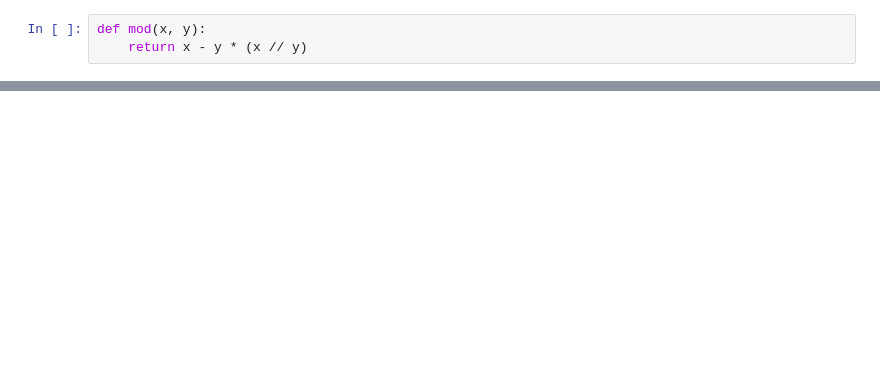
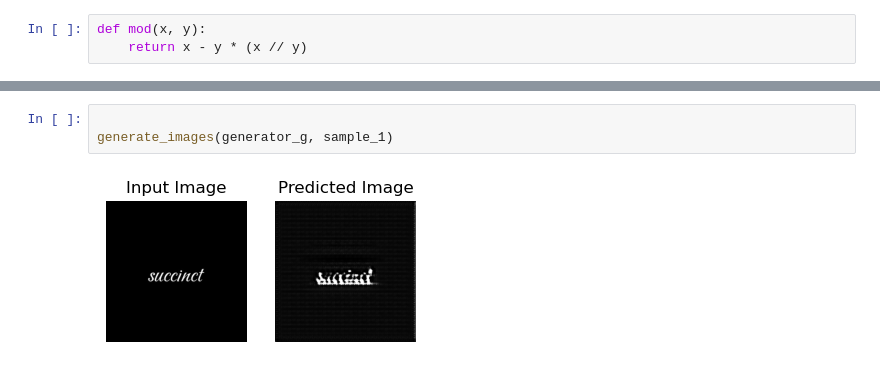
Before and after one commit to Fabro2701/I2I-Font, a Jupyter notebook: src/cyclegan_test.ipynb, the cells around one changed output, grey strips where cells are left out. Saved outputs shown, nothing was run; the diff lists cells and outputs as text; blank space fills up the shorter version.

```diff
--- a/src/cyclegan_test.ipynb
+++ b/src/cyclegan_test.ipynb
@@ -437,3 +473,8 @@ KeyboardInterrupt:
+# %%
+
+generate_images(generator_g, sample_1)
+# %% [output]
+[figure, added]
 # %%
 # Run the trained model on the test dataset
 for (inp1,inp2) in tf.data.Dataset.zip((test_dataset_1,test_dataset_2)).take(2):
```
Also changed, not shown: parts of 17 cells of this notebook.
